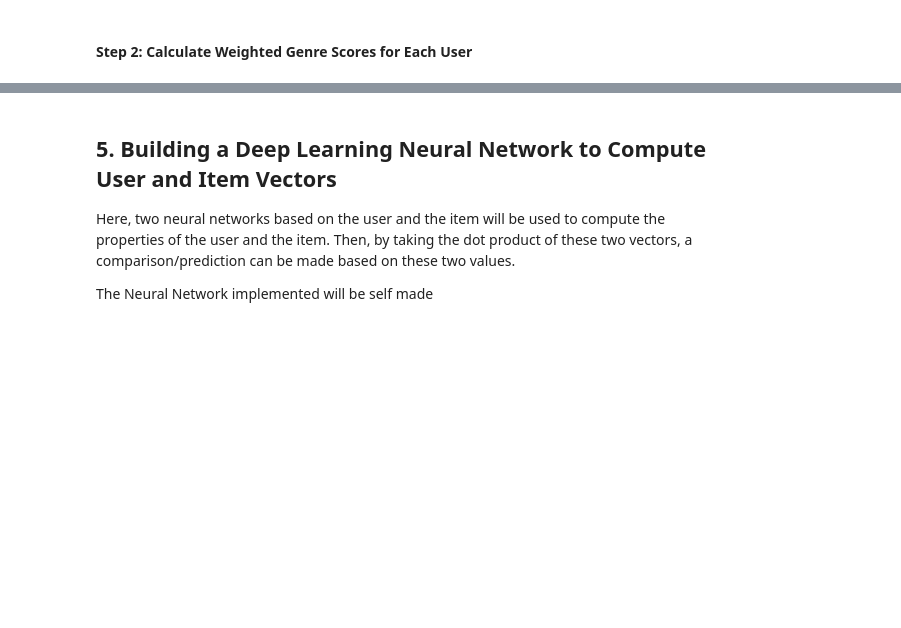
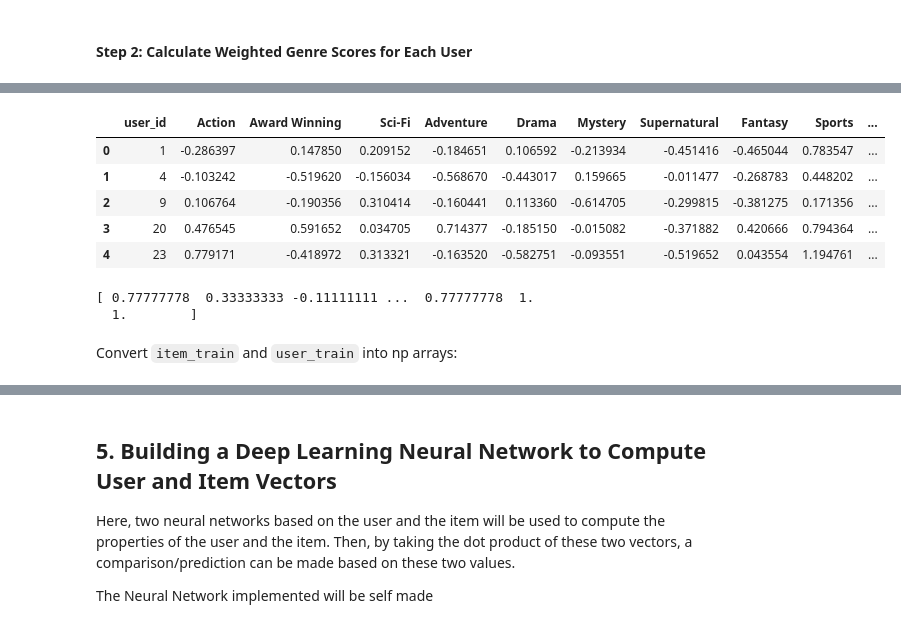
Before and after one commit to kseto06/OtakuNet, a Jupyter notebook: notebooks/ContentBasedAnime.ipynb, the cells around one changed output, grey strips where cells are left out. Drawn from its saved outputs; the diff is of its cells as text; code cells hidden in the pictures; blank space fills up the shorter version.

```diff
--- a/notebooks/ContentBasedAnime.ipynb
+++ b/notebooks/ContentBasedAnime.ipynb
@@ -188,0 +293,20 @@ user_train.head()
+# %%
+user_train = zscore_normalization(user_train, genres)
+user_train.head()
+# %% [output]
+|  | user_id | Action | Award Winning | Sci-Fi | Adventure | Drama | Mystery | Supernatural | Fantasy | Sports | ... |
+| 0 | 1 | -0.286397 | 0.147850 | 0.209152 | -0.184651 | 0.106592 | -0.213934 | -0.451416 | -0.465044 | 0.783547 | ... |
+| 1 | 4 | -0.103242 | -0.519620 | -0.156034 | -0.568670 | -0.443017 | 0.159665 | -0.011477 | -0.268783 | 0.448202 | ... |
+| 2 | 9 | 0.106764 | -0.190356 | 0.310414 | -0.160441 | 0.113360 | -0.614705 | -0.299815 | -0.381275 | 0.171356 | ... |
+| 3 | 20 | 0.476545 | 0.591652 | 0.034705 | 0.714377 | -0.185150 | -0.015082 | -0.371882 | 0.420666 | 0.794364 | ... |
+| 4 | 23 | 0.779171 | -0.418972 | 0.313321 | -0.163520 | -0.582751 | -0.093551 | -0.519652 | 0.043554 | 1.194761 | ... |
+# %%
+# Min-Max Scaler
+y_train_arr = y_train['rating'].to_numpy()
+y_train_arr = MinMaxScaler(y_train_arr, -1, 1)
+print(y_train_arr)
+# %% [output]
+[ 0.77777778  0.33333333 -0.11111111 ...  0.77777778  1.
+  1.        ]
+# %% [markdown]
+Convert `item_train` and `user_train` into np arrays:
```
Also changed, not shown: parts of 26 cells of this notebook.
